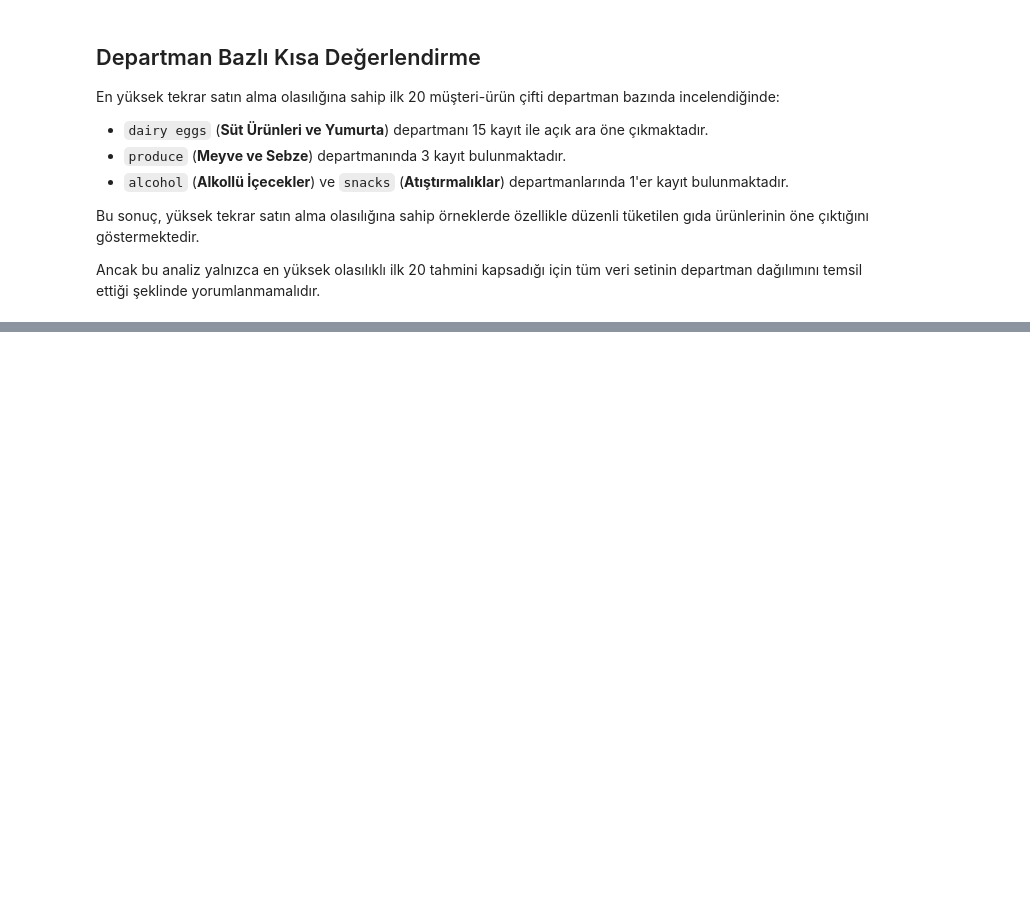
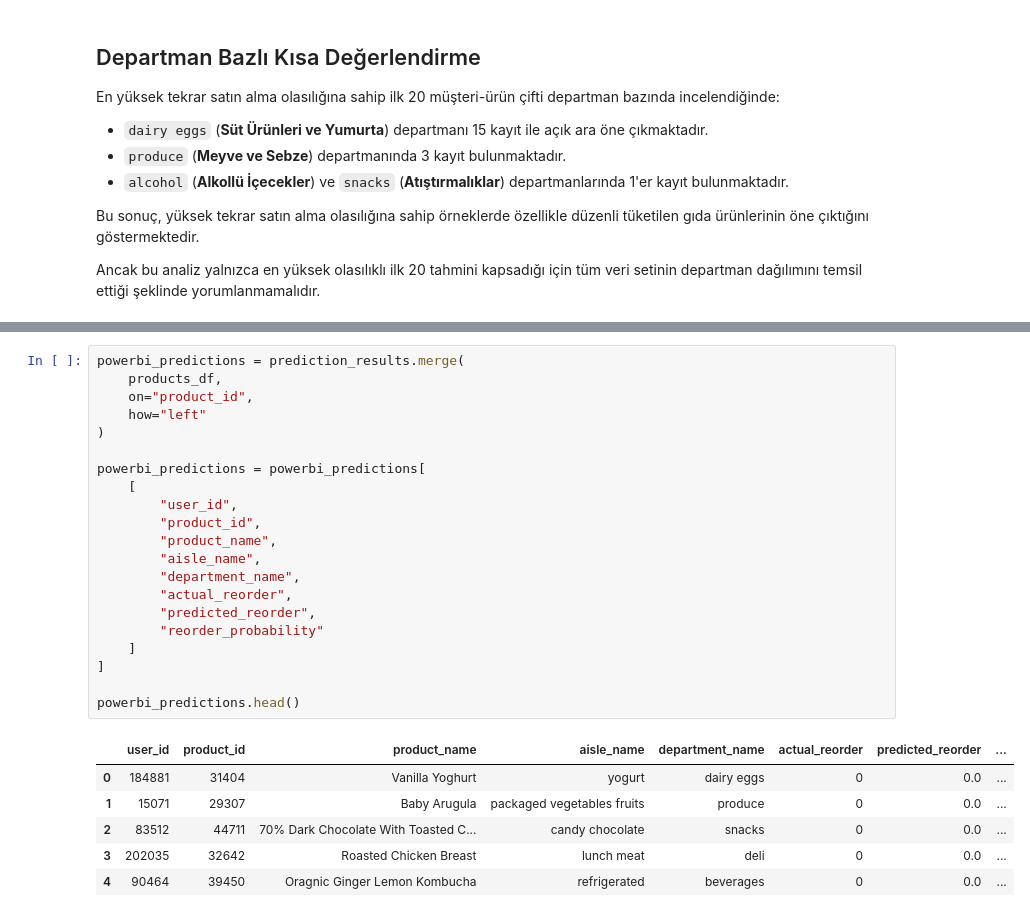
Before and after one commit to BahadirKoksal/instacart-e-commerce, a Jupyter notebook: notebooks/01_logistic_regression/logistic_regression.ipynb, the cells around one changed output, grey strips where cells are left out. Cells and saved outputs as stored; diff of their text form; blank space fills up the shorter version.

```diff
--- a/notebooks/01_logistic_regression/logistic_regression.ipynb
+++ b/notebooks/01_logistic_regression/logistic_regression.ipynb
@@ -1364,0 +1387,28 @@ Elde edilen tahminler; kişiselleştirilmiş ürün önerileri, tekrar satın al
+# %%
+powerbi_predictions = prediction_results.merge(
+    products_df,
+    on="product_id",
+    how="left"
+)
+
+powerbi_predictions = powerbi_predictions[
+    [
+        "user_id",
+        "product_id",
+        "product_name",
+        "aisle_name",
+        "department_name",
+        "actual_reorder",
+        "predicted_reorder",
+        "reorder_probability"
+    ]
+]
+
+powerbi_predictions.head()
+# %% [output]
+|  | user_id | product_id | product_name | aisle_name | department_name | actual_reorder | predicted_reorder | ... |
+| 0 | 184881 | 31404 | Vanilla Yoghurt | yogurt | dairy eggs | 0 | 0.0 | ... |
+| 1 | 15071 | 29307 | Baby Arugula | packaged vegetables fruits | produce | 0 | 0.0 | ... |
+| 2 | 83512 | 44711 | 70% Dark Chocolate With Toasted C... | candy chocolate | snacks | 0 | 0.0 | ... |
+| 3 | 202035 | 32642 | Roasted Chicken Breast | lunch meat | deli | 0 | 0.0 | ... |
+| 4 | 90464 | 39450 | Oragnic Ginger Lemon Kombucha | refrigerated | beverages | 0 | 0.0 | ... |
```
Also changed, not shown: parts of 16 cells of this notebook.
